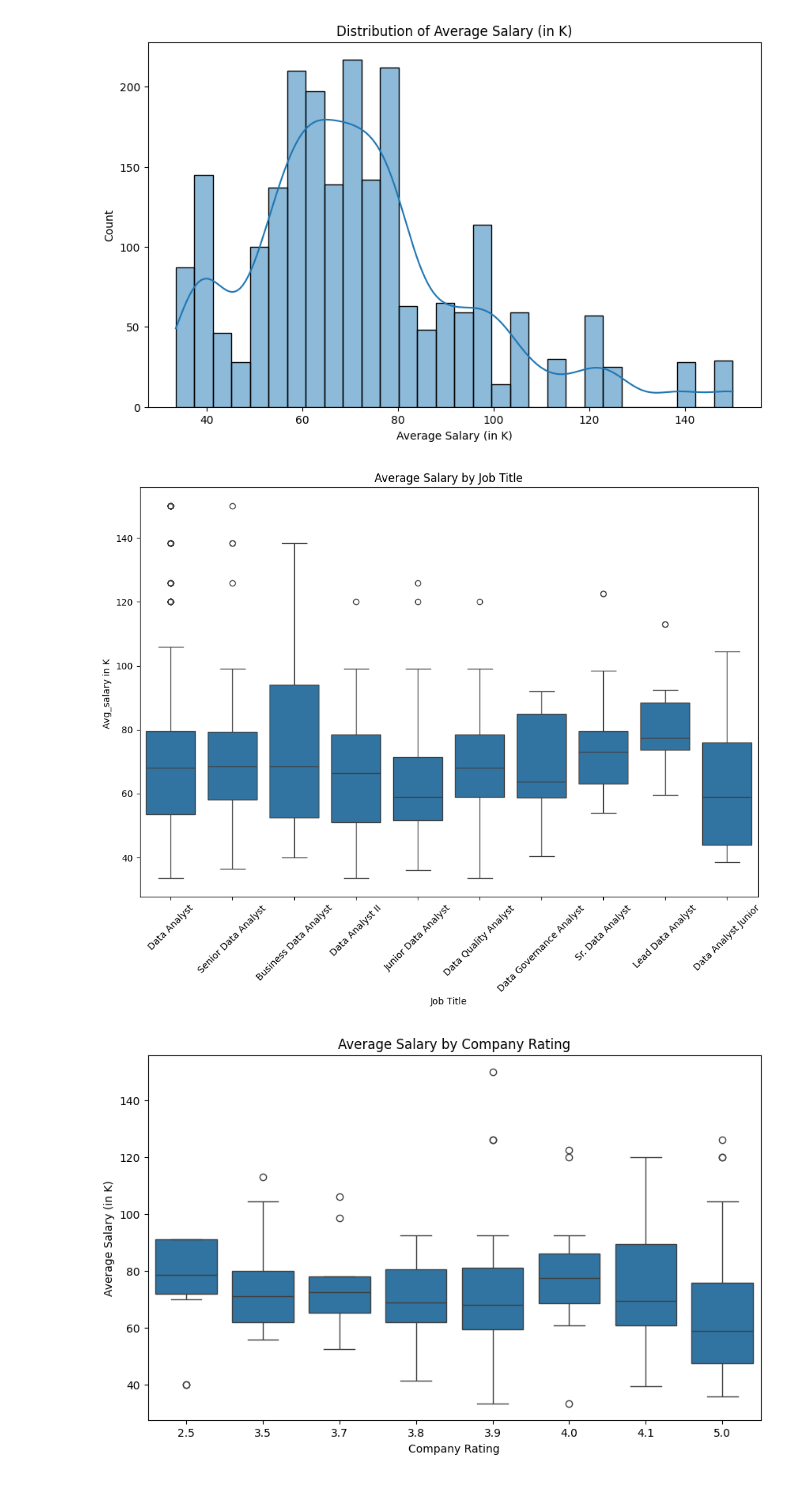
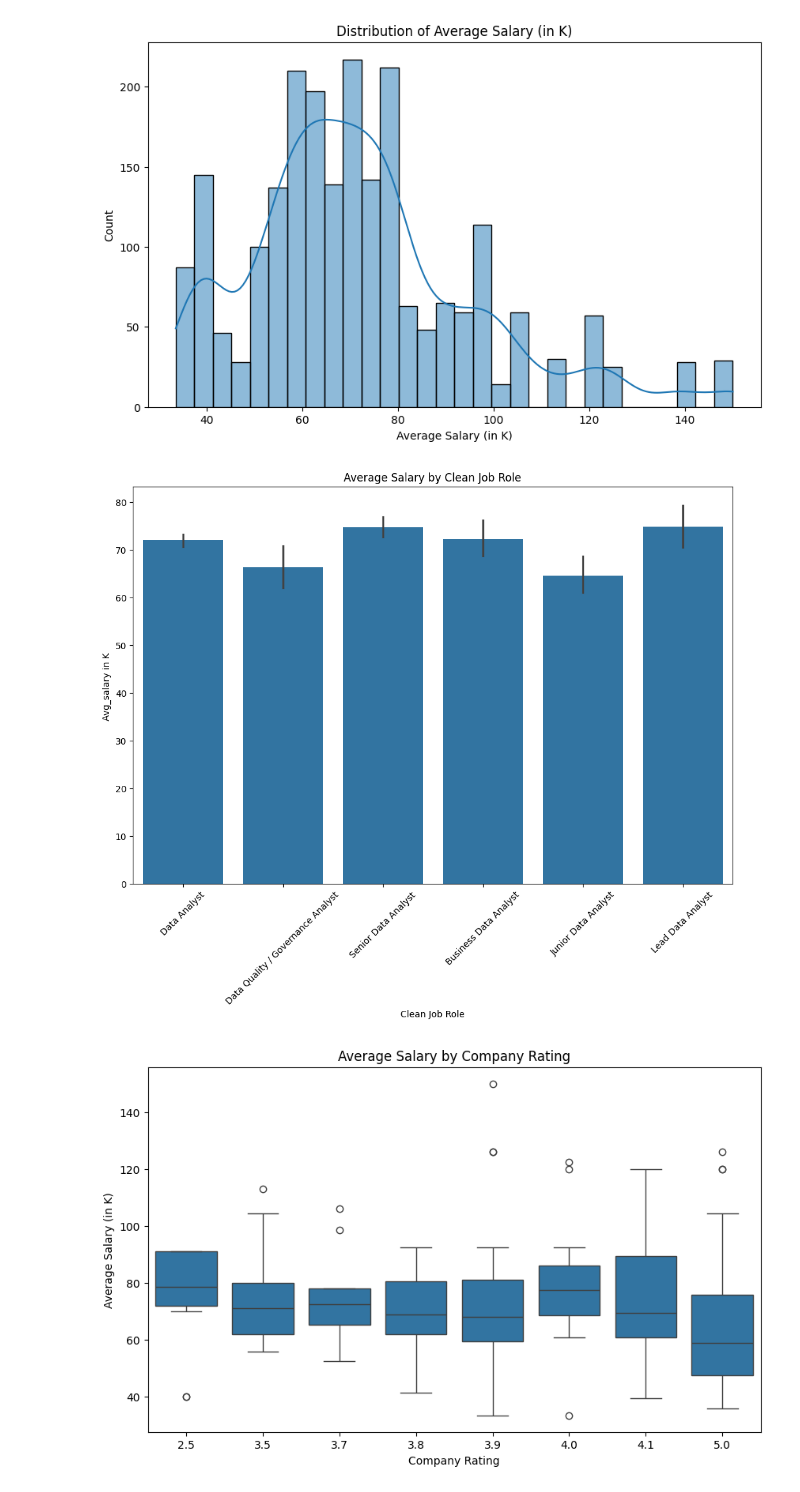
Before and after one commit to Anoushka-Thakur/Data-analyst-jobs-analysis, a Jupyter notebook: data analyst job market analysis.ipynb, the cells around one changed output. Drawn from its saved outputs; the diff is of its cells as text; code cells hidden in the pictures.

```diff
--- a/data analyst job market analysis.ipynb
+++ b/data analyst job market analysis.ipynb
@@ -66,3 +93,6 @@ dtype: int64
+# %%
+# change datatype of founded column to datetime(year)
+data['Founded'] = pd.to_datetime(data['Founded'], errors='coerce').dt.year
 # %%
 # remove unnecessary columns and clean the columns if any has incorrect data
 data.drop(columns=['Unnamed: 0'], inplace=True)
@@ -179,3 +223,18 @@ data.head()
+# %%
+# creating Experience level column based on job titles
+def get_experience_level(title):
+    title = title.lower()
+
+    if any(x in title for x in ['intern', 'junior', 'jr', 'entry', 'associate', 'trainee']):
+        return 'Entry-Level'
+    elif any(x in title for x in ['senior', 'sr', 'principal']):
+        return 'Senior-Level'
+    elif any(x in title for x in ['lead', 'manager', 'head']):
+        return 'Lead-Level'
+    else:
+        return 'Mid-Level'
+
+data['Experience Level'] = data['Clean Job Role'].apply(get_experience_level)
 # %% [markdown]
 ### Exploratory Data Analysis (EDA)
 # %%
@@ -189,18 +248,18 @@ plt.show()
 # %% [output]
 [figure]
 # %%
-# Salary by Job Title
+# Average Salary by Job Title
 
-top_titles= data['Job Title'].value_counts().head(10).index
-data_top_titles = data[data['Job Title'].isin(top_titles)]
+top_titles= data['Clean Job Role'].value_counts().head(10).index
+data_top_titles = data[data['Clean Job Role'].isin(top_titles)]
 
 plt.figure(figsize=(12,8))
-sns.boxplot(x='Job Title', y='Avg_salary in K ', data=data_top_titles)
-plt.title('Average Salary by Job Title')
+sns.barplot(x='Clean Job Role', y='Avg_salary in K ', data=data_top_titles)
+plt.title('Average Salary by Clean Job Role')
 plt.xticks(rotation=45)
 plt.show()
 # %% [output]
-[figure, old version]
+[figure, new version]
 # %%
 #  top 10 company by rating in salary
 top_companies= data['Company Name'].value_counts().head(10).index
```
Also changed, not shown: parts of 10 cells of this notebook, 2 other files.
